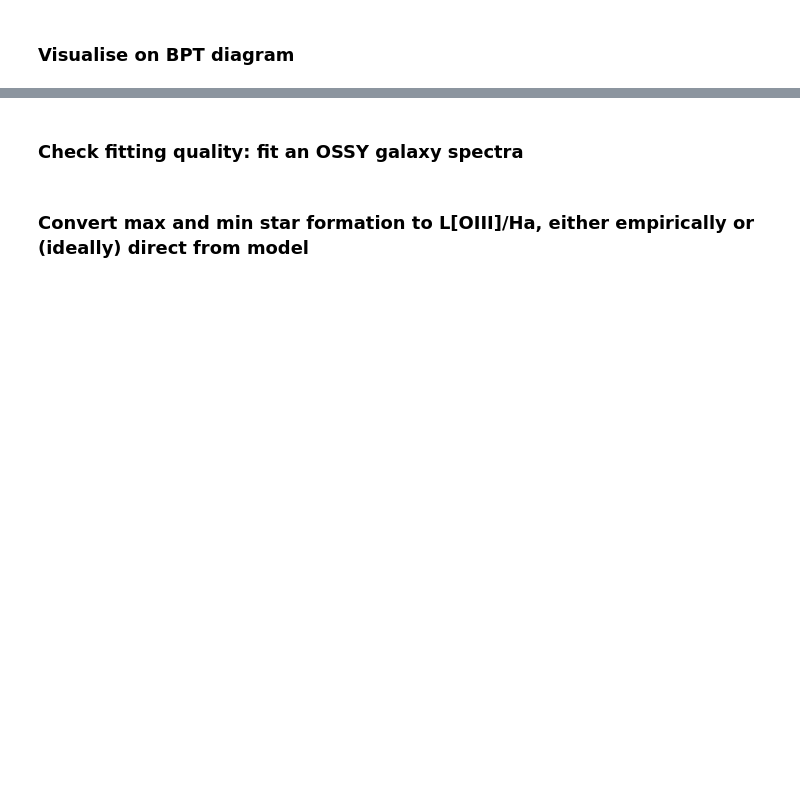
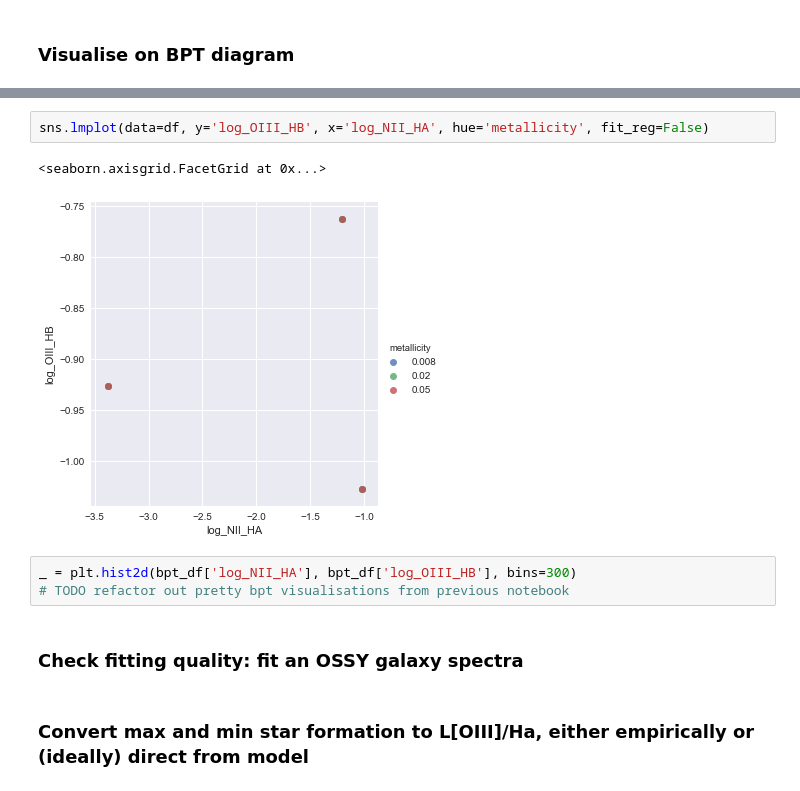
Before and after one commit to mwalmsley/find_agn, a Jupyter notebook: notebooks/agn-spectral-energy.ipynb, the cells around one changed output, grey strips where cells are left out. Drawn from its saved outputs; the diff is of its cells as text; blank space fills up the shorter version.

```diff
--- a/notebooks/agn-spectral-energy.ipynb
+++ b/notebooks/agn-spectral-energy.ipynb
@@ -520,3 +384,11 @@ dtype: float64
+# %%
+sns.lmplot(data=df, y='log_OIII_HB', x='log_NII_HA', hue='metallicity', fit_reg=False)
+# %% [output]
+<seaborn.axisgrid.FacetGrid at 0x...>
+[figure, added]
+# %%
+_ = plt.hist2d(bpt_df['log_NII_HA'], bpt_df['log_OIII_HB'], bins=300)
+# TODO refactor out pretty bpt visualisations from previous notebook
 # %% [markdown]
 ### Check fitting quality: fit an OSSY galaxy spectra
 # %% [markdown]
```
Also changed, not shown: parts of 36 cells of this notebook, 25 other files.
